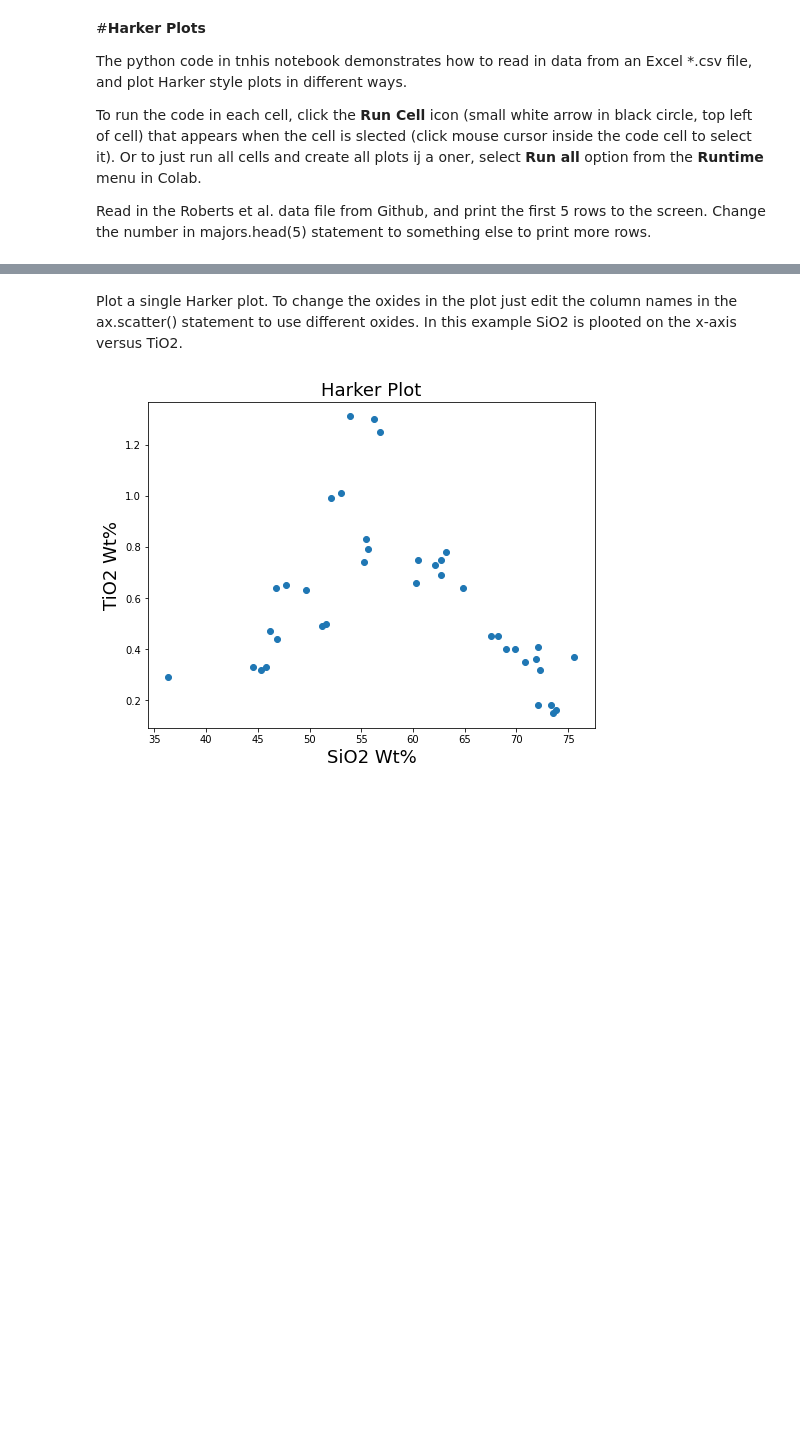
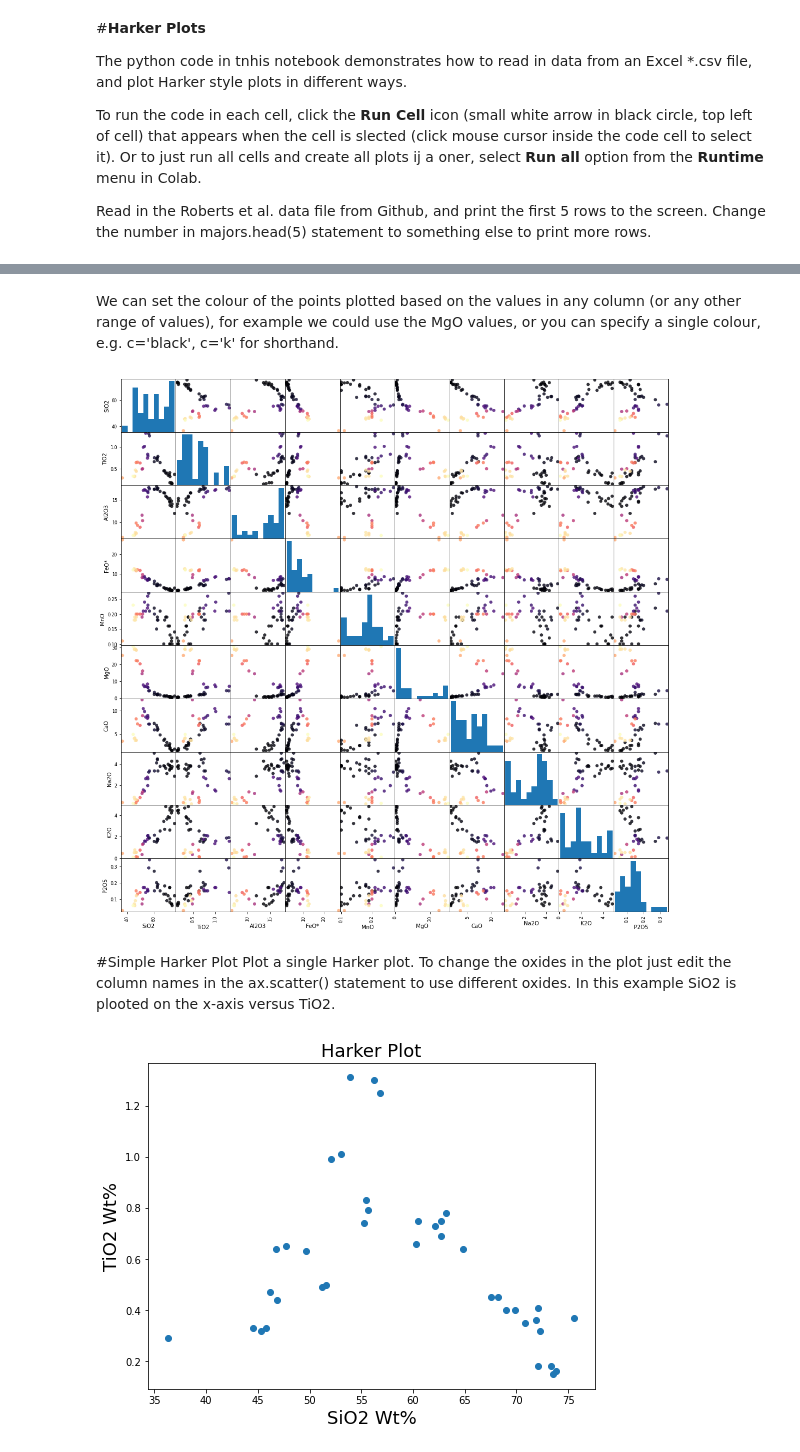
Before and after one commit to skerryvore/regression_analysis_101, a Jupyter notebook: notebooks/pyrenees_harker_plots.ipynb, the cells around one changed output, grey strips where cells are left out. Saved outputs shown, nothing was run; the diff lists cells and outputs as text; code cells hidden in the pictures; blank space fills up the shorter version.

```diff
--- a/notebooks/pyrenees_harker_plots.ipynb
+++ b/notebooks/pyrenees_harker_plots.ipynb
@@ -43,0 +78,14 @@ majors.head(5)
+# %% [markdown]
+We can set the colour of the points plotted based on the values in any column (or any other range of values), for example we could use the MgO values, or you can specify a single colour, e.g. c='black', c='k' for shorthand.
+# %%
+# Create list of values to pass for setting colour of points
+colours = majors['MgO'].values
+
+# The following line creates the pairplots grid by calling the pandas scatter_matrix function,
+# default cmap is used, or specify cmap variable and pass it the cmap you want
+# to use (here we use the magma color map, seems appropriate :-)
+
+pairplots = pd.plotting.scatter_matrix(majors, marker='o', s=35, \
+                            c=colours, cmap='magma', alpha=0.8,figsize=(18,18))
+# %% [output]
+[figure, added]
@@ -44,4 +96,5 @@ majors.head(5)
 # %% [markdown]
+#Simple Harker Plot
 Plot a single Harker plot. To change the oxides in the plot just edit the column names in the ax.scatter() statement to use different oxides. In this example SiO2 is plooted on the x-axis versus TiO2.
 # %%
 # Plot harker plot for selected oxide
```
Also changed, not shown: parts of 10 cells of this notebook.
